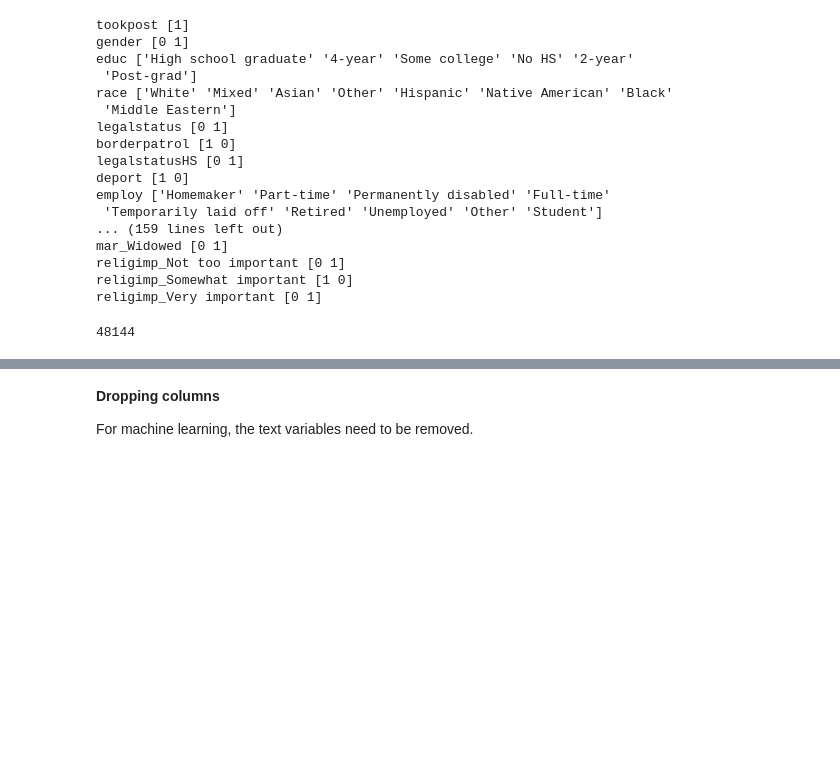
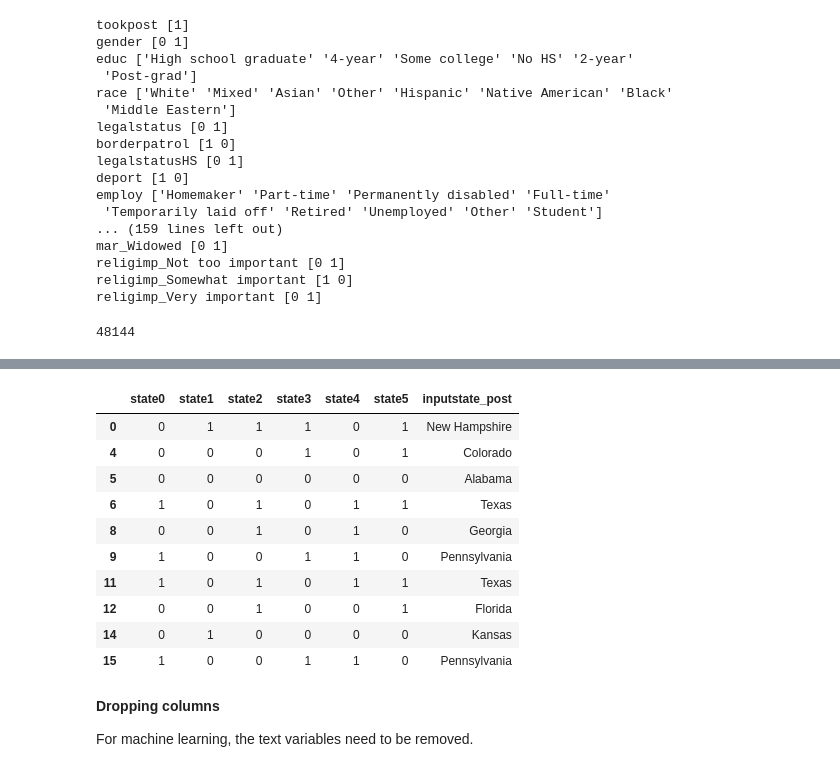
Before and after one commit to joshyou/springboard, a Jupyter notebook: Project 2/Capstone 2 wrangling.ipynb, the cells around one changed output, grey strips where cells are left out. Cells and saved outputs as stored; diff of their text form; code cells hidden in the pictures; blank space fills up the shorter version.

Commit message:
rewrangled data - removed some columns, added state columns

```diff
--- a/Project 2/Capstone 2 wrangling.ipynb
+++ b/Project 2/Capstone 2 wrangling.ipynb
@@ -1064,0 +1069,13 @@ len(df.index)
+# %%
+states = []
+
+for state in df['inputstate_post'].unique():
+    states.append(state)
+
+states = sorted(states)
+
+state_dict = {}
+for i, state in enumerate(states):
+    state_dict[state] = i
+
+state_dict
@@ -1065,3 +1100,30 @@ len(df.index)
+# %%
+#function to convert a number into a six-digit binary representation, and return the digit at the specified index
+def binarize(state, digit):
+    num = state_dict[state]
+    bin_str = format(num, '06b')
+    return int(bin_str[digit])
+# %%
+df['state0'] = df['inputstate_post'].apply(lambda x: binarize(x, 0))
+df['state1'] = df['inputstate_post'].apply(lambda x: binarize(x, 1))
+df['state2'] = df['inputstate_post'].apply(lambda x: binarize(x, 2))
+df['state3'] = df['inputstate_post'].apply(lambda x: binarize(x, 3))
+df['state4'] = df['inputstate_post'].apply(lambda x: binarize(x, 4))
+df['state5'] = df['inputstate_post'].apply(lambda x: binarize(x, 5))
+# %%
+df[['state0', 'state1', 'state2', 'state3', 'state4', 'state5', 'inputstate_post']].head(10)
+# %% [output]
+|  | state0 | state1 | state2 | state3 | state4 | state5 | inputstate_post |
+| 0 | 0 | 1 | 1 | 1 | 0 | 1 | New Hampshire |
+| 4 | 0 | 0 | 0 | 1 | 0 | 1 | Colorado |
+| 5 | 0 | 0 | 0 | 0 | 0 | 0 | Alabama |
+| 6 | 1 | 0 | 1 | 0 | 1 | 1 | Texas |
+| 8 | 0 | 0 | 1 | 0 | 1 | 0 | Georgia |
+| 9 | 1 | 0 | 0 | 1 | 1 | 0 | Pennsylvania |
+| 11 | 1 | 0 | 1 | 0 | 1 | 1 | Texas |
+| 12 | 0 | 0 | 1 | 0 | 0 | 1 | Florida |
+| 14 | 0 | 1 | 0 | 0 | 0 | 0 | Kansas |
+| 15 | 1 | 0 | 0 | 1 | 1 | 0 | Pennsylvania |
 # %% [markdown]
 **Dropping columns**
 
```
Also changed, not shown: parts of 11 cells of this notebook, 3 other files.
